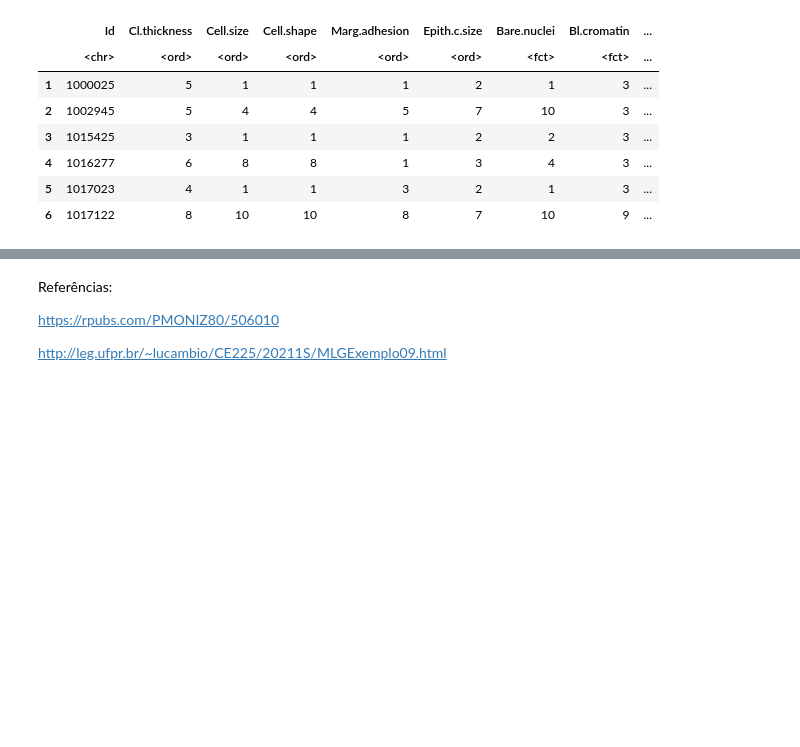
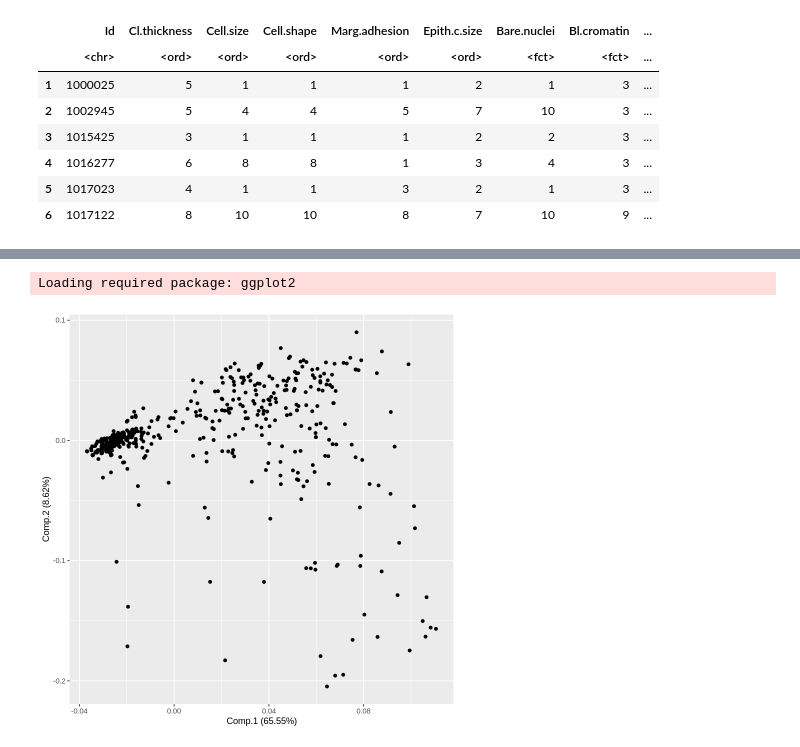
Before and after one commit to jespimentel/estudos_ia, a Jupyter notebook: relatorio_estatistica.ipynb, the cells around one changed output, grey strips where cells are left out. Drawn from its saved outputs; the diff is of its cells as text; code cells hidden in the pictures; blank space fills up the shorter version.

```diff
--- a/relatorio_estatistica.ipynb
+++ b/relatorio_estatistica.ipynb
@@ -132,6 +244,6 @@ biplot(pca)
-# %% [markdown]
-Referências:
-
-https://rpubs.com/PMONIZ80/506010
-
-http://leg.ufpr.br/~lucambio/CE225/20211S/MLGExemplo09.html
+# %%
+library(ggfortify)
+autoplot(pca)
+# %% [output]
+Loading required package: ggplot2
+[figure, added]
```
Also changed, not shown: parts of 60 cells of this notebook.
